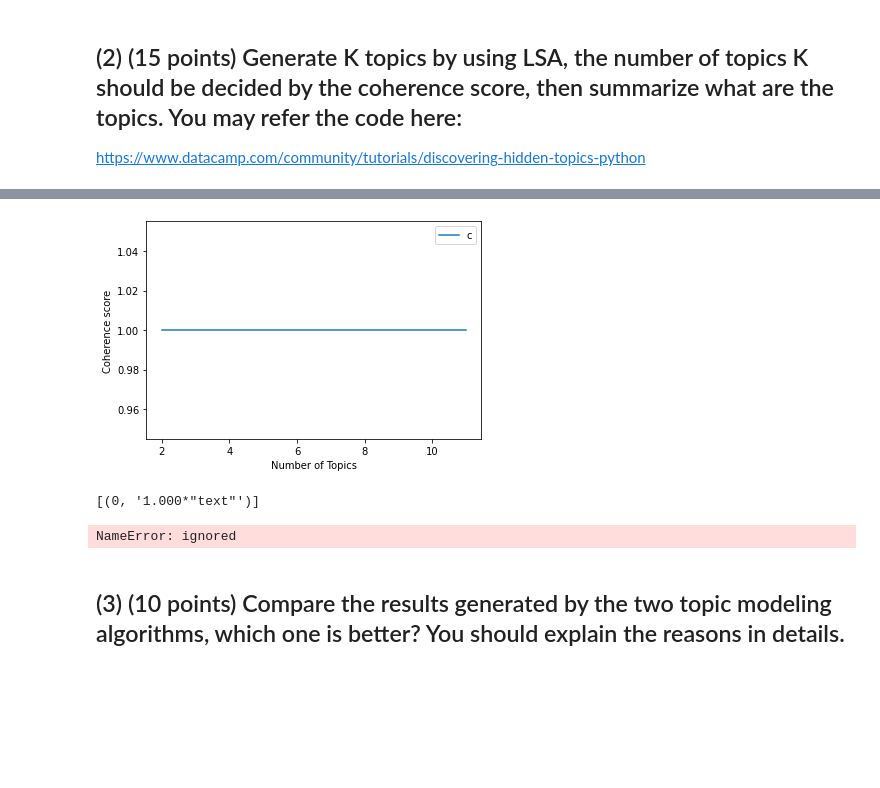
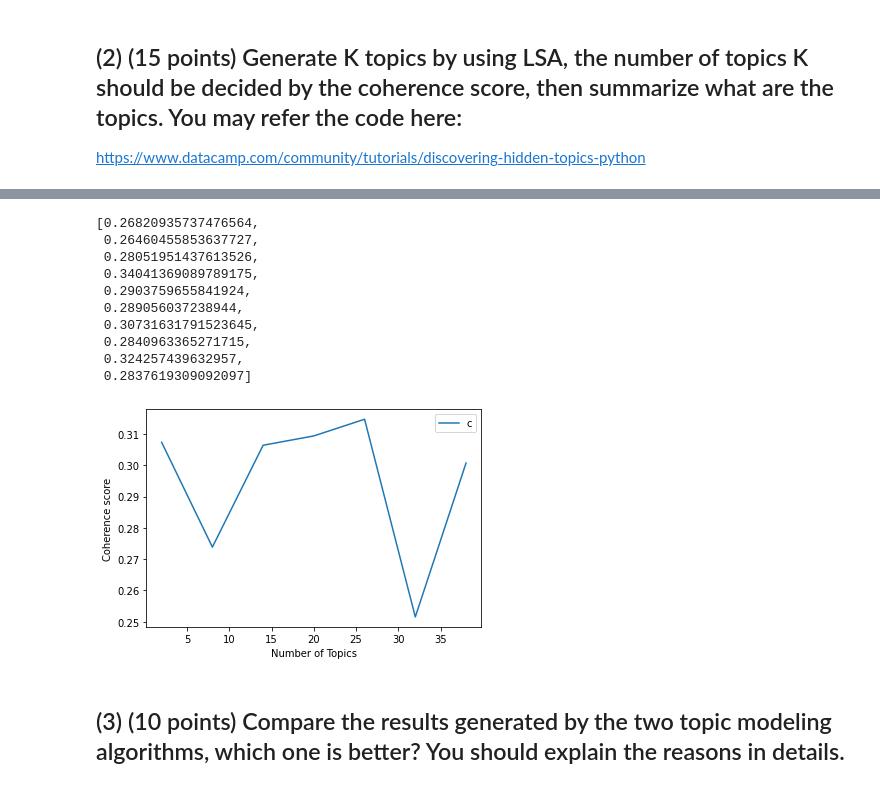
Before and after one commit to harithmote98/harith_INFO5731_Fall2021, a Jupyter notebook: In_class_exercise_04.ipynb, the cells around one changed output, grey strips where cells are left out. Cells and saved outputs as stored; diff of their text form; code cells hidden in the pictures; blank space fills up the shorter version.

```diff
--- a/In_class_exercise_04.ipynb
+++ b/In_class_exercise_04.ipynb
@@ -211,0 +225,5 @@ True
+# %%
+import pandas as pd
+df =pd.read_csv(r'/tweets.csv',index_col=0)
+
+df.head()
@@ -247 +300,15 @@ words=10
+# %%
+def prepare_corpus(doc_clean):
+    """
+    Input  : clean document
+    Purpose: create term dictionary of our courpus and Converting list of documents (corpus) into Document Term Matrix
+    Output : term dictionary and Document Term Matrix
+    """
+    # Creating the term dictionary of our courpus, where every unique term is assigned an index. dictionary = corpora.Dictionary(doc_clean)
+    dictionary = corpora.Dictionary(doc_clean)
+    # Converting list of documents (corpus) into Document Term Matrix using dictionary prepared above.
+    doc_term_matrix = [dictionary.doc2bow(doc) for doc in doc_clean]
+    # generate LDA model
+    return dictionary,doc_term_matrix
+dictionary,doc_term_matrix=prepare_corpus(texts)
 # %%
@@ -254,11 +329,36 @@ def create_gensim_lsa_model(doc_clean,number_of_topics,words):
 # %%
+
 def compute_coherence_values(dictionary, doc_term_matrix, doc_clean, stop, start=2, step=3):
+    """
+    Input   : dictionary : Gensim dictionary
+              corpus : Gensim corpus
+              texts : List of input texts
+              stop : Max num of topics
+    purpose : Compute c_v coherence for various number of topics
+    Output  : model_list : List of LSA topic models
+              coherence_values : Coherence values corresponding to the LDA model with respective number of topics
+    """
     coherence_values = []
     model_list = []
     for num_topics in range(start, stop, step):
-        model = LsiModel(doc_term_matrix, num_topics=number_of_topics, id2word = dictionary)  # train model
+        # generate LSA model
+        model = LsiModel(doc_term_matrix, num_topics=10, id2word = dictionary)  # train model
         model_list.append(model)
         coherencemodel = CoherenceModel(model=model, texts=doc_clean, dictionary=dictionary, coherence='c_v')
         coherence_values.append(coherencemodel.get_coherence())
     return model_list, coherence_values
+model_list,coherence_values=compute_coherence_values(dictionary,doc_term_matrix,texts,12,2,1)
+# %%
+coherence_values
+# %% [output]
+[0.26820935737476564,
+ 0.26460455853637727,
+ 0.28051951437613526,
+ 0.34041369089789175,
+ 0.2903759655841924,
+ 0.289056037238944,
+ 0.30731631791523645,
+ 0.2840963365271715,
+ 0.324257439632957,
+ 0.2837619309092097]
 # %%
@@ -273,20 +373,11 @@ def plot_graph(doc_clean,start, stop, step):
     plt.ylabel("Coherence score")
     plt.legend(("coherence_values"), loc='best')
     plt.show()
-# %%
-start,stop,step=2,12,1
-plot_graph(preprocess_data(df),start,stop,step)
-# %% [output]
-[figure, removed]
-# %%
-model=create_gensim_lsa_model(preprocess_data(df),number_of_topics,words)
-# %% [output]
-[(0, '1.000*"text"')]
-# %%
-for no_of_topics, cv in zip(range(2, 60, 6), coherence_values_lsa):
-  print("Num Topics:", no_of_topics, " - Coherence Value:", round(cv, 4))
-# %% [output]
-NameError: ignored
+# %%
+stop=40; start=2; step=6
+plot_graph(texts,start,stop,step)
+# %% [output]
+[figure, added]
 # %% [markdown]
 ## (3) (10 points) Compare the results generated by the two topic modeling algorithms, which one is better? You should explain the reasons in details.
 # %%
```
Also changed, not shown: parts of 25 cells of this notebook.
